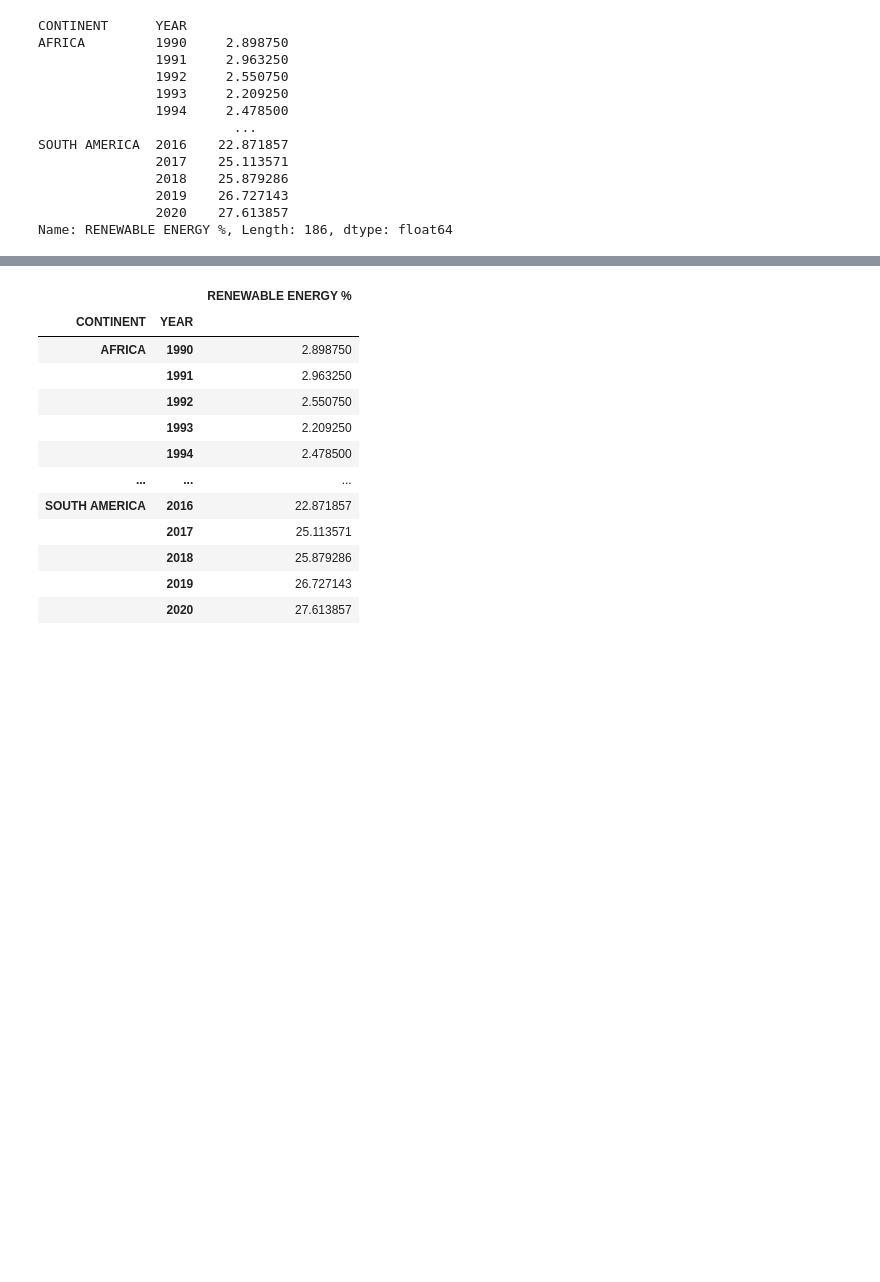
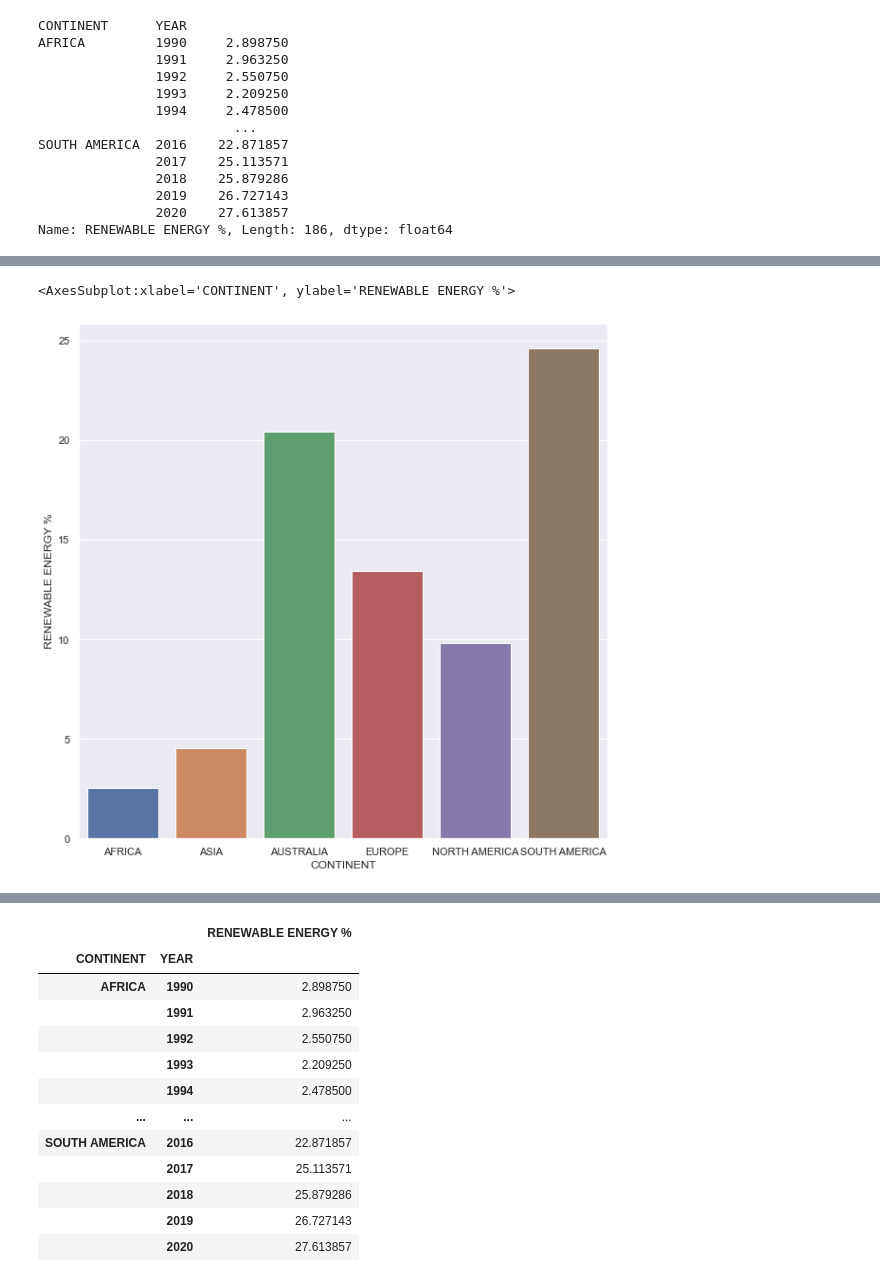
Before and after one commit to MaxTabo/Final_Project, a Jupyter notebook: FINAL TEST.ipynb, the cells around one changed output, grey strips where cells are left out. Cells and saved outputs as stored; diff of their text form; code cells hidden in the pictures; blank space fills up the shorter version.

```diff
--- a/FINAL TEST.ipynb
+++ b/FINAL TEST.ipynb
@@ -450,7 +450,7 @@ continents = {
 df_growth['CONTINENT']=df_growth['CONTINENT'].map(continents)
 df_growth['CONTINENT']=df_growth.CONTINENT.str.upper()
 # %%
-testy=df_main.groupby(['CONTINENT','YEAR'])["RENEWABLE ENERGY %"].mean()
+testy=df_main[['CONTINENT','YEAR',"RENEWABLE ENERGY %"]]
 # %%
 df_testy=testy
 # %% [output]
@@ -469,0 +548,7 @@ Name: RENEWABLE ENERGY %, Length: 186, dtype: float64
+# %%
+
+
+sns.barplot( y='RENEWABLE ENERGY %',x=df_testy.index ,data=df_testy)
+# %% [output]
+<AxesSubplot:xlabel='CONTINENT', ylabel='RENEWABLE ENERGY %'>
+[figure, added]
```
Also changed, not shown: parts of 19 cells of this notebook, 12 other files.
